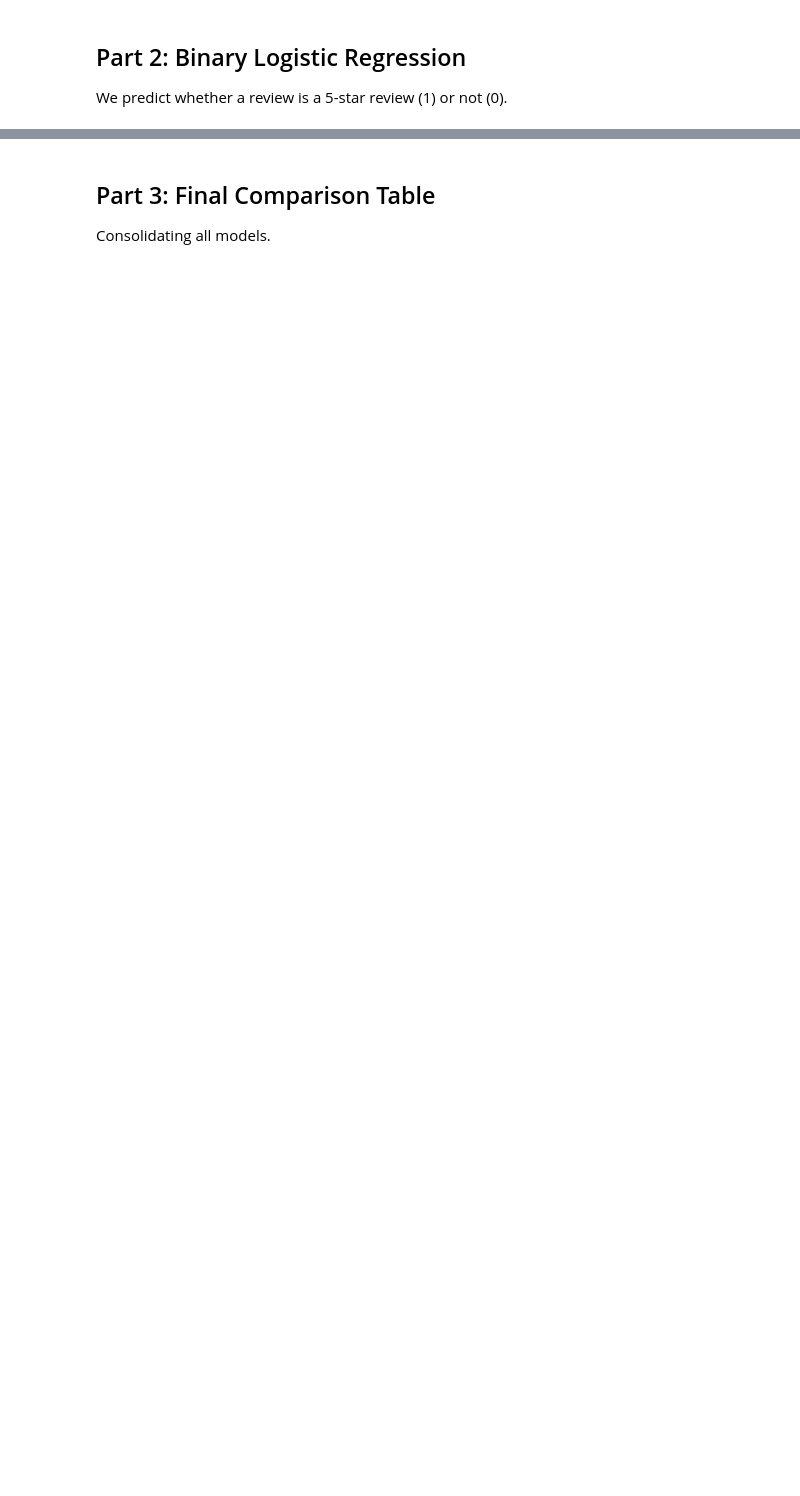
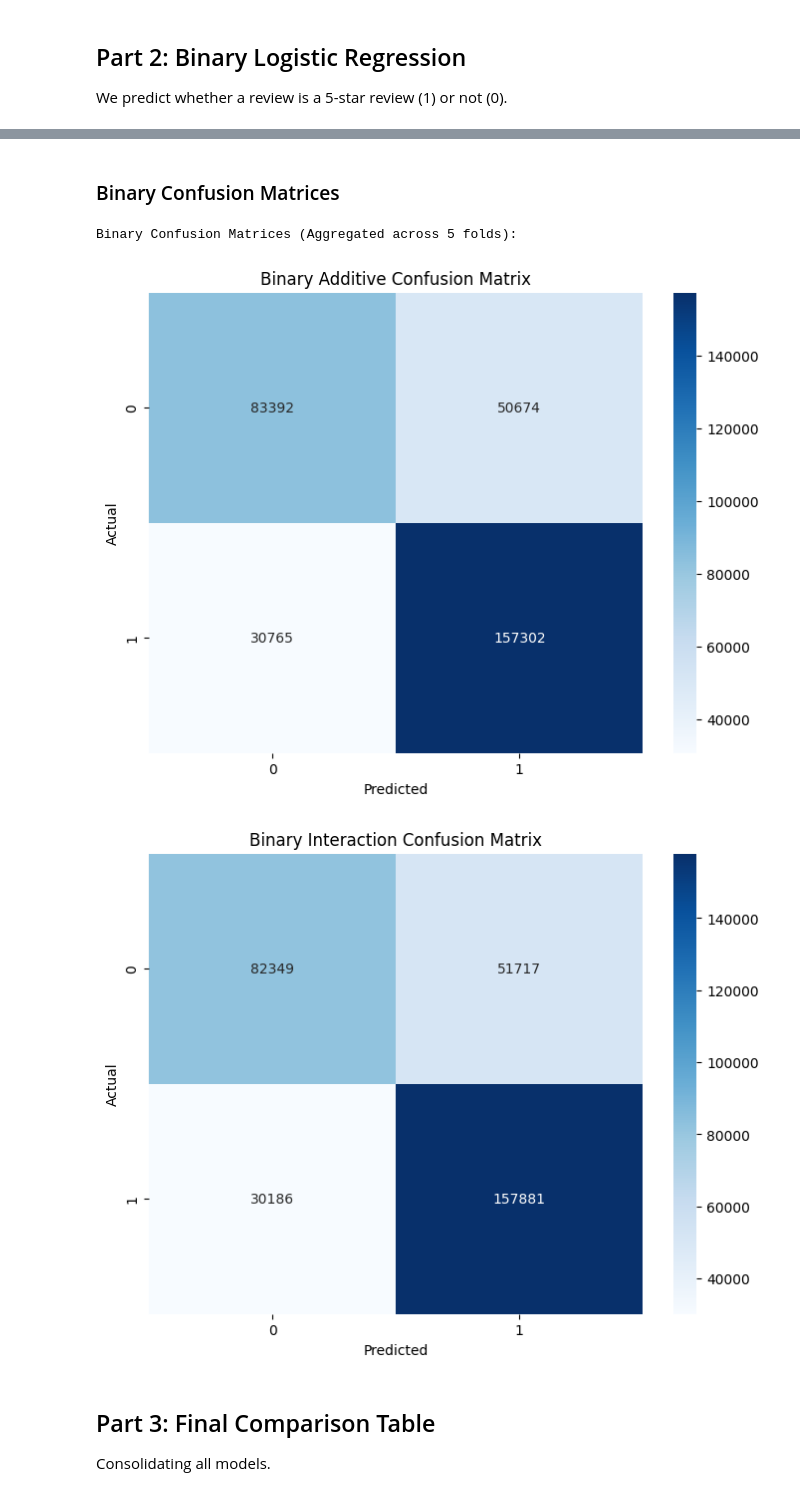
Before and after one commit to nativ670/consumer-satisfaction-network-analysis, a Jupyter notebook: notebooks/04_New_Models_Comparison.ipynb, the cells around one changed output, grey strips where cells are left out. Cells and saved outputs as stored; diff of their text form; code cells hidden in the pictures; blank space fills up the shorter version.

```diff
--- a/notebooks/04_New_Models_Comparison.ipynb
+++ b/notebooks/04_New_Models_Comparison.ipynb
@@ -133,3 +195,13 @@ dtype: float64
+# %% [markdown]
+### Binary Confusion Matrices
+# %%
+print("Binary Confusion Matrices (Aggregated across 5 folds):")
+plot_aggregated_cm(binary_results['additive'], "Binary Additive Confusion Matrix", labels=[0, 1])
+plot_aggregated_cm(binary_results['interaction'], "Binary Interaction Confusion Matrix", labels=[0, 1])
+# %% [output]
+Binary Confusion Matrices (Aggregated across 5 folds):
+[figure, added]
+[figure, added]
 # %% [markdown]
 ## Part 3: Final Comparison Table
 Consolidating all models.
```
Also changed, not shown: parts of 10 cells of this notebook, 16 other files.
